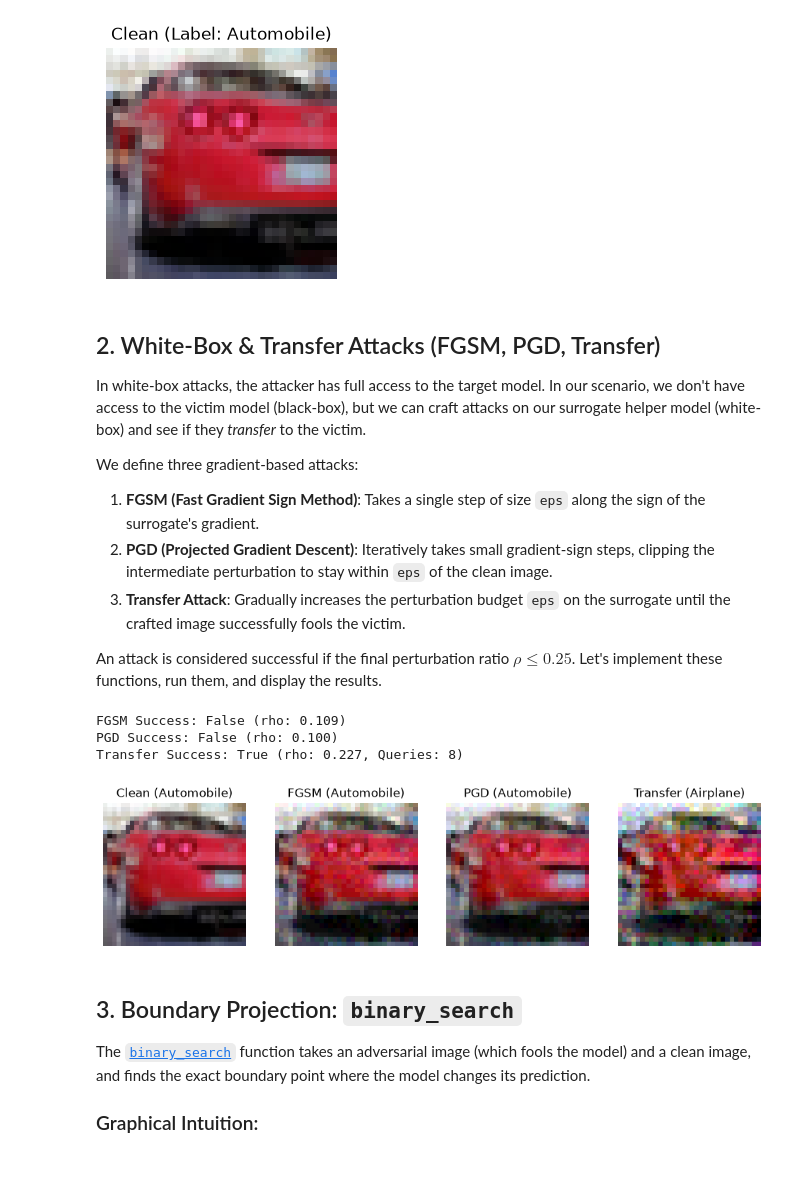
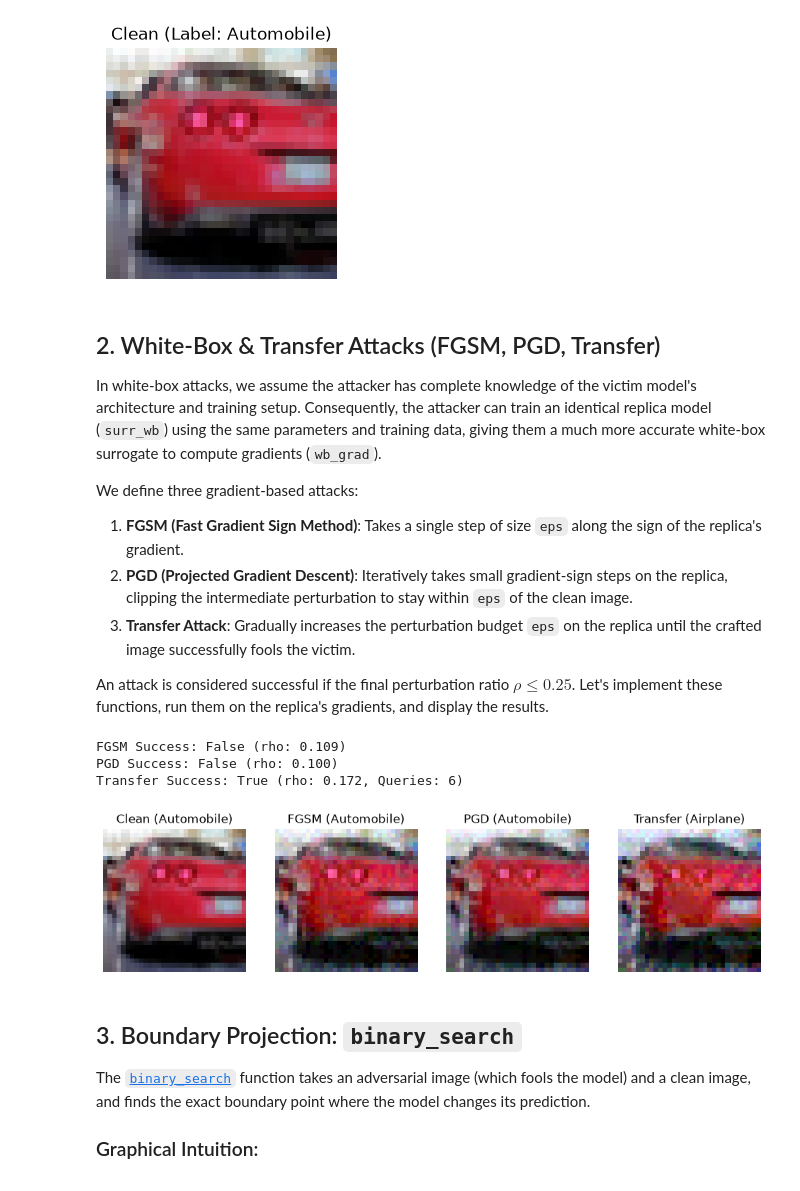
Before and after one commit to xancatos/blackbox, a Jupyter notebook: lineage_tutorial.ipynb, the cells around one changed output. Cells and saved outputs as stored; diff of their text form; code cells hidden in the pictures.

Commit message:
feat: use replica white-box surrogate and add flip/win columns

```diff
--- a/lineage_tutorial.ipynb
+++ b/lineage_tutorial.ipynb
@@ -125,10 +125,12 @@ def accuracy(net, X, y):
 
 print("Training CNNs (or loading cached weights)...")
 victim = train_net(VictimNet(), Xtr, ytr, epochs=12, seed=0, tag="victim_air_auto")
+surr_wb = train_net(VictimNet(), Xtr, ytr, epochs=12, seed=42, tag="surr_wb_air_auto")
 surr = train_net(SurrogateNet(), Xtr, ytr, epochs=10, seed=7, tag="surr_strong_air_auto")
 
 print(f"Victim CNN Accuracy: {accuracy(victim, Xte, yte):.3f}")
-print(f"Surrogate CNN Accuracy: {accuracy(surr, Xte, yte):.3f}")
+print(f"Replica Surrogate Accuracy: {accuracy(surr_wb, Xte, yte):.3f}")
+print(f"Generic Surrogate Accuracy: {accuracy(surr, Xte, yte):.3f}")
 # %% [output]
 Training CNNs (or loading cached weights)...
 Victim CNN Accuracy: 0.945
@@ -202,14 +205,14 @@ rho = lambda adv, x0: np.linalg.norm(adv - x0) / np.linalg.norm(x0)
 # %% [markdown]
 ## 2. White-Box & Transfer Attacks (FGSM, PGD, Transfer)
 
-In white-box attacks, the attacker has full access to the target model. In our scenario, we don't have access to the victim model (black-box), but we can craft attacks on our surrogate helper model (white-box) and see if they *transfer* to the victim.
+In white-box attacks, we assume the attacker has complete knowledge of the victim model's architecture and training setup. Consequently, the attacker can train an identical replica model (`surr_wb`) using the same parameters and training data, giving them a much more accurate white-box surrogate to compute gradients (`wb_grad`).
 
 We define three gradient-based attacks:
-1. **FGSM (Fast Gradient Sign Method)**: Takes a single step of size `eps` along the sign of the surrogate's gradient.
-2. **PGD (Projected Gradient Descent)**: Iteratively takes small gradient-sign steps, clipping the intermediate perturbation to stay within `eps` of the clean image.
-3. **Transfer Attack**: Gradually increases the perturbation budget `eps` on the surrogate until the crafted image successfully fools the victim.
+1. **FGSM (Fast Gradient Sign Method)**: Takes a single step of size `eps` along the sign of the replica's gradient.
+2. **PGD (Projected Gradient Descent)**: Iteratively takes small gradient-sign steps on the replica, clipping the intermediate perturbation to stay within `eps` of the clean image.
+3. **Transfer Attack**: Gradually increases the perturbation budget `eps` on the replica until the crafted image successfully fools the victim.
 
-An attack is considered successful if the final perturbation ratio $\rho \le 0.25$. Let's implement these functions, run them, and display the results.
+An attack is considered successful if the final perturbation ratio $\rho \le 0.25$. Let's implement these functions, run them on the replica's gradients, and display the results.
 # %%
 def pgd_on_surr(x0, y0, sgrad, eps, steps):
     x, alpha = x0.copy(), (eps / 4 if steps > 1 else eps)
@@ -229,40 +232,40 @@ def attack_transfer(ctx, x0, y0, sgrad):
         x = pgd_on_surr(x0, y0, sgrad, eps, 15)
         if ctx.is_adv(x, y0):
             return x
     return x
 
-# Execute the attacks
-sgrad_fn = make_sgrad(surr)
+# Execute the attacks using the replica surrogate's gradients
+wb_grad_fn = make_sgrad(surr_wb)
 
 ctx.q = 0
-x_fgsm = attack_fgsm(x0, y0, sgrad_fn)
+x_fgsm = attack_fgsm(x0, y0, wb_grad_fn)
 fgsm_win = ctx.fooled(x_fgsm, y0) and rho(x_fgsm, x0) <= 0.25
 
 ctx.q = 0
-x_pgd = attack_pgd(x0, y0, sgrad_fn)
+x_pgd = attack_pgd(x0, y0, wb_grad_fn)
 pgd_win = ctx.fooled(x_pgd, y0) and rho(x_pgd, x0) <= 0.25
 
 ctx.q = 0
-x_trans = attack_transfer(ctx, x0, y0, sgrad_fn)
+x_trans = attack_transfer(ctx, x0, y0, wb_grad_fn)
 trans_win = ctx.fooled(x_trans, y0) and rho(x_trans, x0) <= 0.25
 trans_q = ctx.q
 
 print(f"FGSM Success: {fgsm_win} (rho: {rho(x_fgsm, x0):.3f})")
 print(f"PGD Success: {pgd_win} (rho: {rho(x_pgd, x0):.3f})")
 print(f"Transfer Success: {trans_win} (rho: {rho(x_trans, x0):.3f}, Queries: {trans_q})")
 
 # Visual comparison
 fig, axes = plt.subplots(1, 4, figsize=(12, 3))
 show_cifar(x0, axes[0], f"Clean ({'Airplane' if y0==0 else 'Automobile'})")
 show_cifar(x_fgsm, axes[1], f"FGSM ({'Airplane' if victim_label(x_fgsm)==0 else 'Automobile'})")
 show_cifar(x_pgd, axes[2], f"PGD ({'Airplane' if victim_label(x_pgd)==0 else 'Automobile'})")
 show_cifar(x_trans, axes[3], f"Transfer ({'Airplane' if victim_label(x_trans)==0 else 'Automobile'})")
 plt.show()
 # %% [output]
 FGSM Success: False (rho: 0.109)
 PGD Success: False (rho: 0.100)
-Transfer Success: True (rho: 0.227, Queries: 8)
+Transfer Success: True (rho: 0.172, Queries: 6)
-[figure, old version]
+[figure, new version]
 # %% [markdown]
 ## 3. Boundary Projection: `binary_search`
 
```
Also changed, not shown: parts of 1 cell of this notebook, 1 other file.
